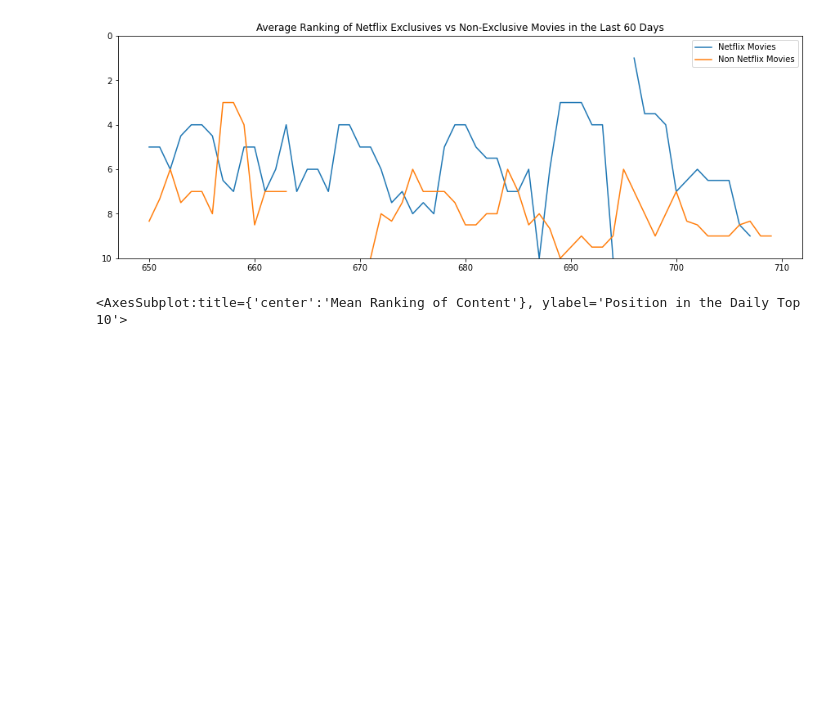
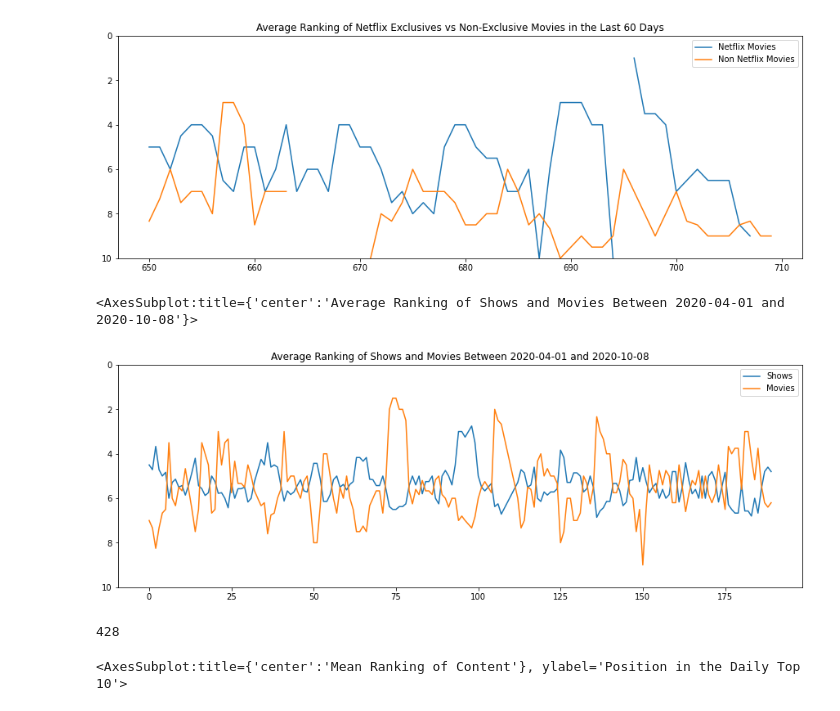
Before and after one commit to Costilrt/The-First-Project, a Jupyter notebook: netflix-project-matthew.ipynb, the cells around one changed output. Saved outputs shown, nothing was run; the diff lists cells and outputs as text; code cells hidden in the pictures; blank space fills up the shorter version.

```diff
--- a/netflix-project-matthew.ipynb
+++ b/netflix-project-matthew.ipynb
@@ -512,8 +448,8 @@ non_netflix_movies_mean_ranking = ranking_df[movies_not_netflix_exclusive].mean(
 
 daily_top_10_mean_ranking_df = pd.DataFrame(data={
     "As of":time_period,
-    "shows":shows_mean_ranking,
-    "movies":movies_mean_ranking,
+    "Shows":shows_mean_ranking,
+    "Movies":movies_mean_ranking,
     "stand up":stand_up_mean_ranking,
     "concert":concert_mean_ranking,
     "Netflix Shows":netflix_shows_mean_ranking,
@@ -522,7 +458,8 @@ daily_top_10_mean_ranking_df = pd.DataFrame(data={
     "Non Netflix Movies":non_netflix_movies_mean_ranking
 })
 
-daily_top_10_mean_ranking_df[["shows","movies"]][:60].plot(ylim=(10, 0),title="Average Ranking of Shows and Movies for the First 60 Days",figsize=(15,5))
+
+daily_top_10_mean_ranking_df[["Shows","Movies"]][:60].plot(ylim=(10, 0),title="Average Ranking of Shows and Movies for the First 60 Days",figsize=(15,5))
 # %% [output]
 <AxesSubplot:title={'center':'Average Ranking of Shows and Movies for the First 60 Days'}>
 [figure]
@@ -545,6 +481,22 @@ daily_top_10_mean_ranking_df[["Netflix Movies","Non Netflix Movies"]][-60:].plot
 <AxesSubplot:title={'center':'Average Ranking of Netflix Exclusives vs Non-Exclusive Movies in the Last 60 Days'}>
 [figure]
 [figure]
+# %%
+start_date = 0
+end_date = 190
+
+
+start = daily_top_10_mean_ranking_df["As of"].iloc[start_date]
+end = daily_top_10_mean_ranking_df["As of"].iloc[end_date]
+daily_top_10_mean_ranking_df[["Shows","Movies"]][start_date:end_date].plot(ylim=(10, 0),title=f"Average Ranking of Shows and Movies Between {start} and {end}",figsize=(15,5))
+# %% [output]
+<AxesSubplot:title={'center':'Average Ranking of Shows and Movies Between 2020-04-01 and 2020-10-08'}>
+[figure, added]
+# %%
+#ranking_df[["As of","Cocomelon"]].plot(ylim=(10,0), figsize=(20,5), title="Ranking of Cocomelon")
+ranking_df["Cocomelon"].count()
+# %% [output]
+428
 # %%
 daily_top_10_mean_ranking_df[["Netflix Shows","Netflix Movies", "Non Netflix Exclusive Shows", "Non Netflix Movies"]].plot(kind="box", figsize=(10,5), ylim=(10,0), title="Mean Ranking of Content", ylabel="Position in the Daily Top 10")
 # %% [output]
```
Also changed, not shown: parts of 31 cells of this notebook, 5 other files.
